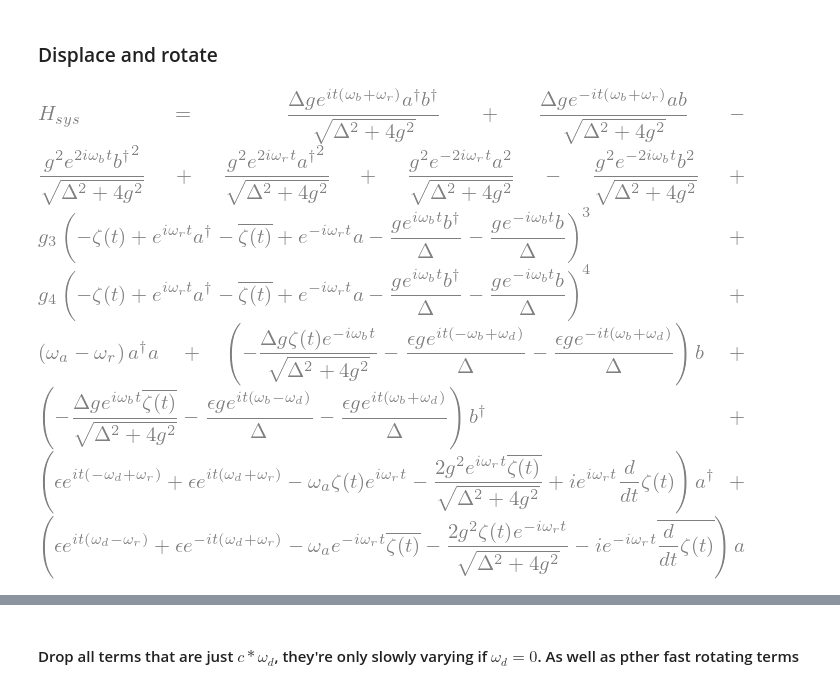
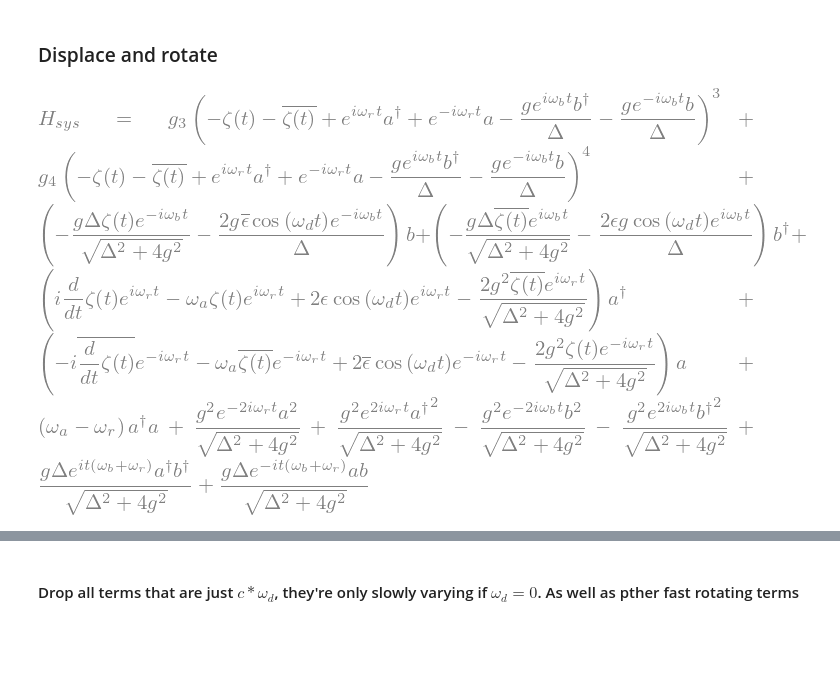
Before and after one commit to royleibov/SymBosonKit, a Jupyter notebook: snail_squidout.ipynb, the cells around one changed output, grey strips where cells are left out. Cells and saved outputs as stored; diff of their text form; code cells hidden in the pictures; blank space fills up the shorter version.

```diff
--- a/snail_squidout.ipynb
+++ b/snail_squidout.ipynb
@@ -24,7 +26,7 @@ zeta = Function('\\zeta', complex=True)
 zeta_t = zeta(t)
 
 H = wa_0 * adag * a + g3 * (adag + a)**3 + g4 * (adag + a)**4 \
-    + eps * (a + adag) * (exp(I * wd * t) + exp(-I * wd * t)) \
+    + (Dagger(eps)*a + eps*adag) * 2*sp.re(exp(I * wd * t)) \
     + g * (adag + a) * (bdag + b) + wb_0 * bdag * b
 
 Hsys = symbols('H_{sys}')
@@ -167,18 +169,19 @@ H_transformed
 # %%
 R = exp(I * wr * adag * a * t + I * wb_sym * bdag * b * t)
 D = exp(zeta_t * adag - conjugate(zeta_t) * a)
 
 H_DR = hamiltonian_transformation(H_transformed, D)
 H_DR = hamiltonian_transformation(H_DR, R)
 
 H_DR = powsimp(drop_c_number_terms(collect_terms(normal_ordered_form(expand_terms(H_DR, [wa_sym, wb_sym, g, g**2,
                                                                                          (eps*exp(I * wd *t) + eps*exp(-I *wd *t)),
-                                                                                         (-eps*exp(I * wd *t) - eps*exp(-I *wd *t)), I], commutator=True),
+                                                                                         (-eps*exp(I * wd *t) - eps*exp(-I *wd *t)), I,
+                                                                                         sp.cos(wd * t)], commutator=True),
                                                                                          independent=True),
                                                                                          [g3, g4, adag*a, a, adag, adag*b, bdag*a,
                                                                                           adag*bdag, a*b, bdag*b, bdag, b])))
 
 display(Eq(Hsys, H_DR))
 # %% [output]
-[figure, old version]
+[figure, new version]
 # %%
```
Also changed, not shown: parts of 34 cells of this notebook, 1 other file.
